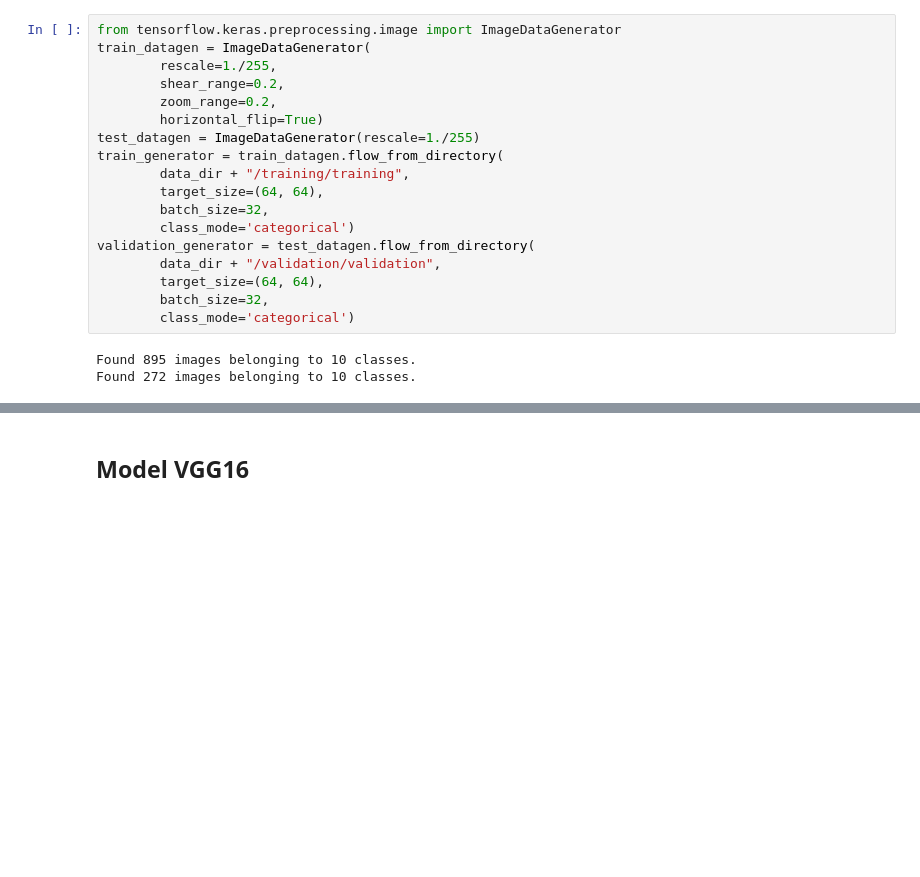
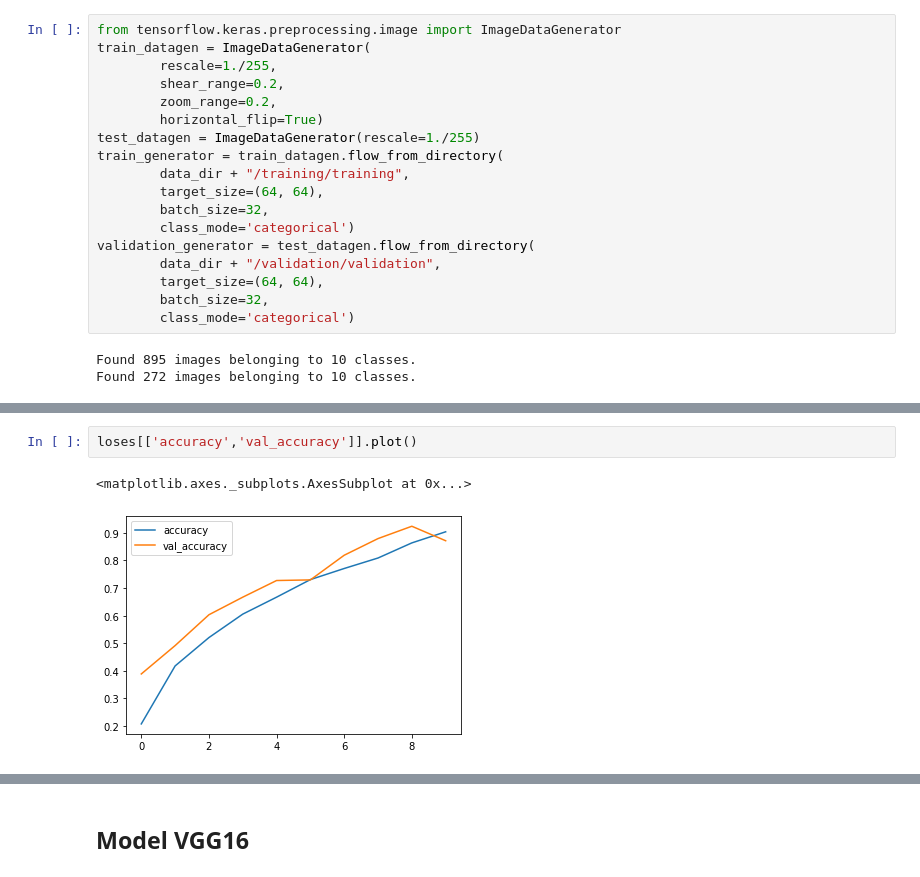
Before and after one commit to Pakopac/Monkey_Species_CNN, a Jupyter notebook: MonkeySpecies.ipynb, the cells around one changed output, grey strips where cells are left out. Drawn from its saved outputs; the diff is of its cells as text; blank space fills up the shorter version.

```diff
--- a/MonkeySpecies.ipynb
+++ b/MonkeySpecies.ipynb
@@ -254,0 +247,5 @@ loses
+# %%
+loses[['accuracy','val_accuracy']].plot()
+# %% [output]
+<matplotlib.axes._subplots.AxesSubplot at 0x...>
+[figure, added]
```
Also changed, not shown: parts of 15 cells of this notebook.
